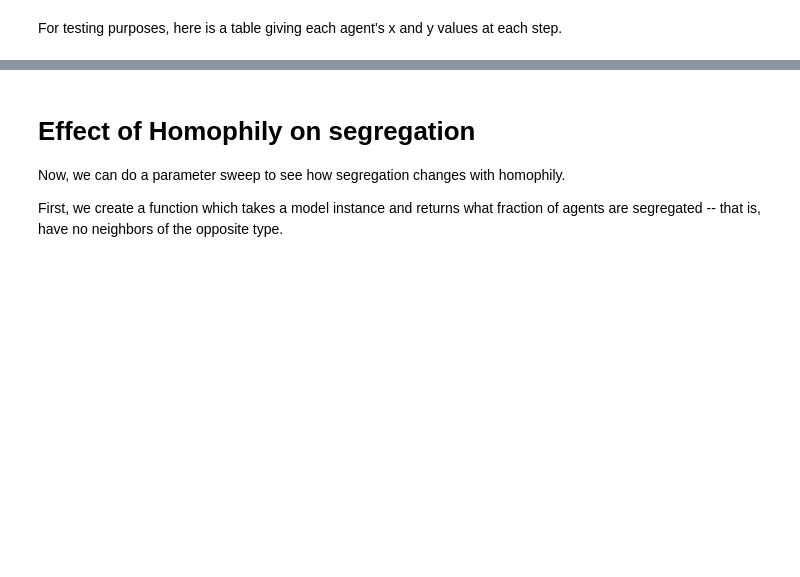
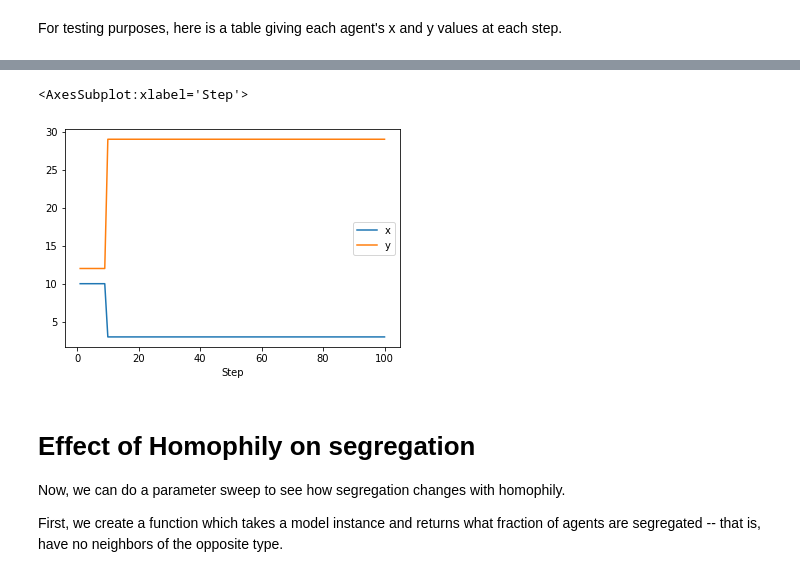
Before and after one commit to dgarcia-eu/ComputationalModellingSocialSystems-Solutions, a Jupyter notebook: Exercise_01/schelling-example-complete.ipynb, the cells around one changed output, grey strips where cells are left out. Drawn from its saved outputs; the diff is of its cells as text; code cells hidden in the pictures; blank space fills up the shorter version.

```diff
--- a/Exercise_01/schelling-example-complete.ipynb
+++ b/Exercise_01/schelling-example-complete.ipynb
@@ -275,3 +295,8 @@ x_positions.head()
+# %%
+x_positions.xs((0,1), level="AgentID").plot(y=["x", "y"])
+# %% [output]
+<AxesSubplot:xlabel='Step'>
+[figure, added]
 # %% [markdown]
 # Effect of Homophily on segregation
 
```
Also changed, not shown: parts of 13 cells of this notebook.
